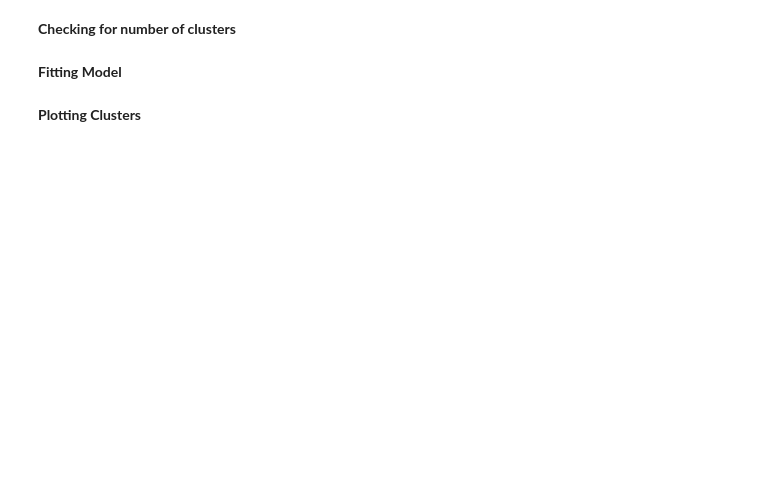
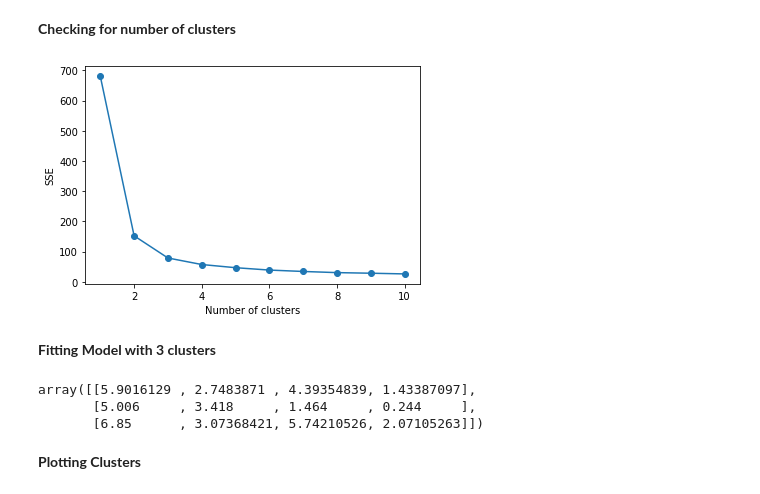
Before and after one commit to juntaoduan/Data-science-best-resources, a Jupyter notebook: applied-machine-learning.ipynb, the cells around one changed output. Cells and saved outputs as stored; diff of their text form; code cells hidden in the pictures; blank space fills up the shorter version.

```diff
--- a/applied-machine-learning.ipynb
+++ b/applied-machine-learning.ipynb
@@ -1256,5 +1257,6 @@ K-means clustering is a type of unsupervised learning, which is used when you ha
 **Libraries and Data**
 # %%
 from sklearn.cluster import KMeans
-km = pd.read_csv("../input/k-mean/km.csv")
-km.head()
+df= pd.read_csv("../input/iris/Iris.csv")
+iris= df.iloc[:,1:5]
+df
@@ -1273,2 +1279,21 @@ plt.show()
+# %%
+import matplotlib.pyplot as plt
+sse = []
+for i in range(1, 11):
+    km = KMeans(
+        n_clusters=i, init='random',
+        n_init=10, max_iter=300,
+        tol=1e-04, random_state=0
+    )
+    km.fit(iris)
+    sse.append(km.inertia_)
+
+# plot
+plt.plot(range(1, 11), sse, marker='o')
+plt.xlabel('Number of clusters')
+plt.ylabel('SSE')
+plt.show()
+# %% [output]
+[figure, added]
 # %% [markdown]
-**Fitting Model**
+**Fitting Model with 3 clusters**
@@ -1282,2 +1305,8 @@ km.cluster_label.unique()
+# %%
+centers
+# %% [output]
+array([[5.9016129 , 2.7483871 , 4.39354839, 1.43387097],
+       [5.006     , 3.418     , 1.464     , 0.244     ],
+       [6.85      , 3.07368421, 5.74210526, 2.07105263]])
 # %% [markdown]
 **Plotting Clusters**
```
Also changed, not shown: parts of 10 cells of this notebook.
